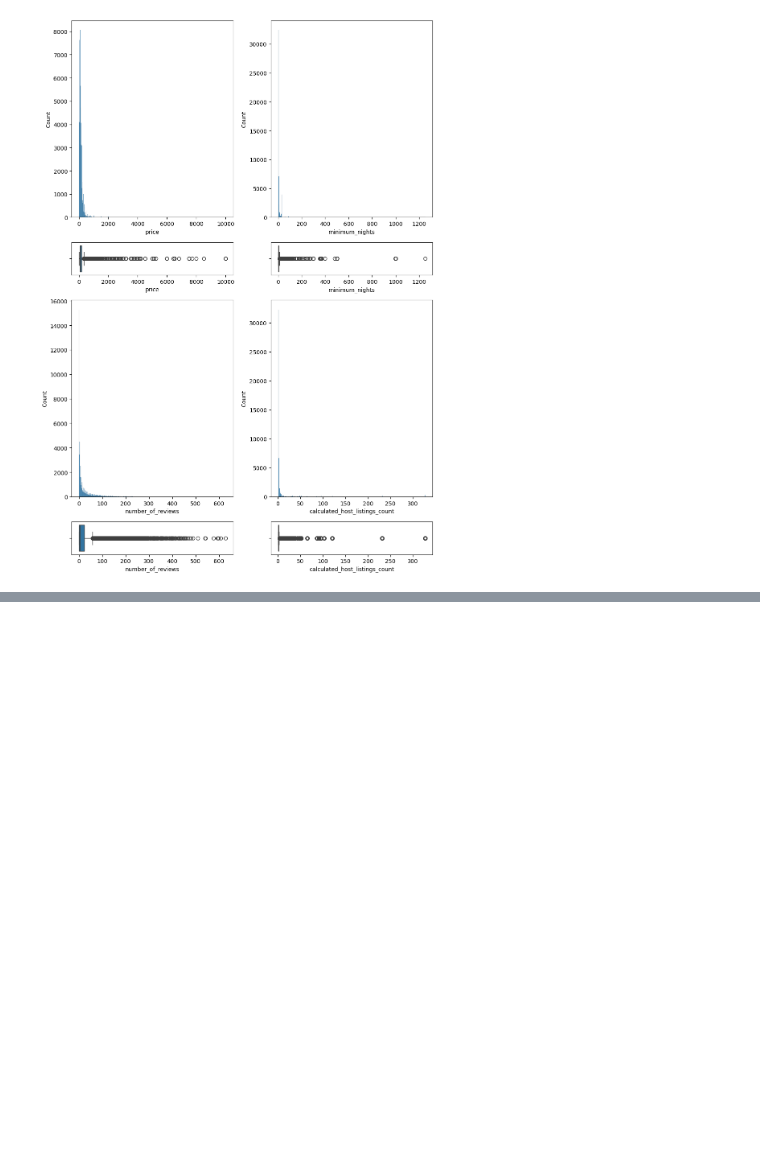
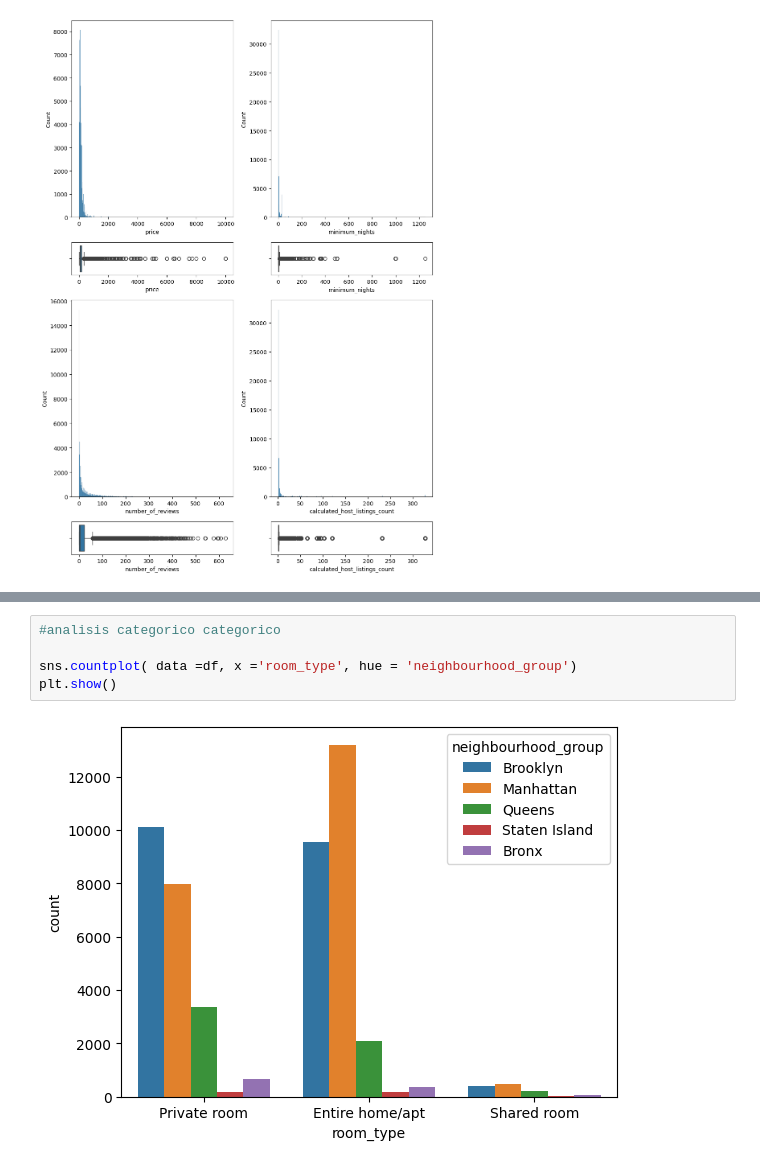
Before and after one commit to Fran-garp/Prepro_datos, a Jupyter notebook: src/explore.ipynb, the cells around one changed output, grey strips where cells are left out. Cells and saved outputs as stored; diff of their text form; blank space fills up the shorter version.

```diff
--- a/src/explore.ipynb
+++ b/src/explore.ipynb
@@ -107,0 +128,7 @@ plt.show()
+# %%
+#analisis categorico categorico
+
+sns.countplot( data =df, x ='room_type', hue = 'neighbourhood_group')
+plt.show()
+# %% [output]
+[figure, added]
```
Also changed, not shown: parts of 14 cells of this notebook.
